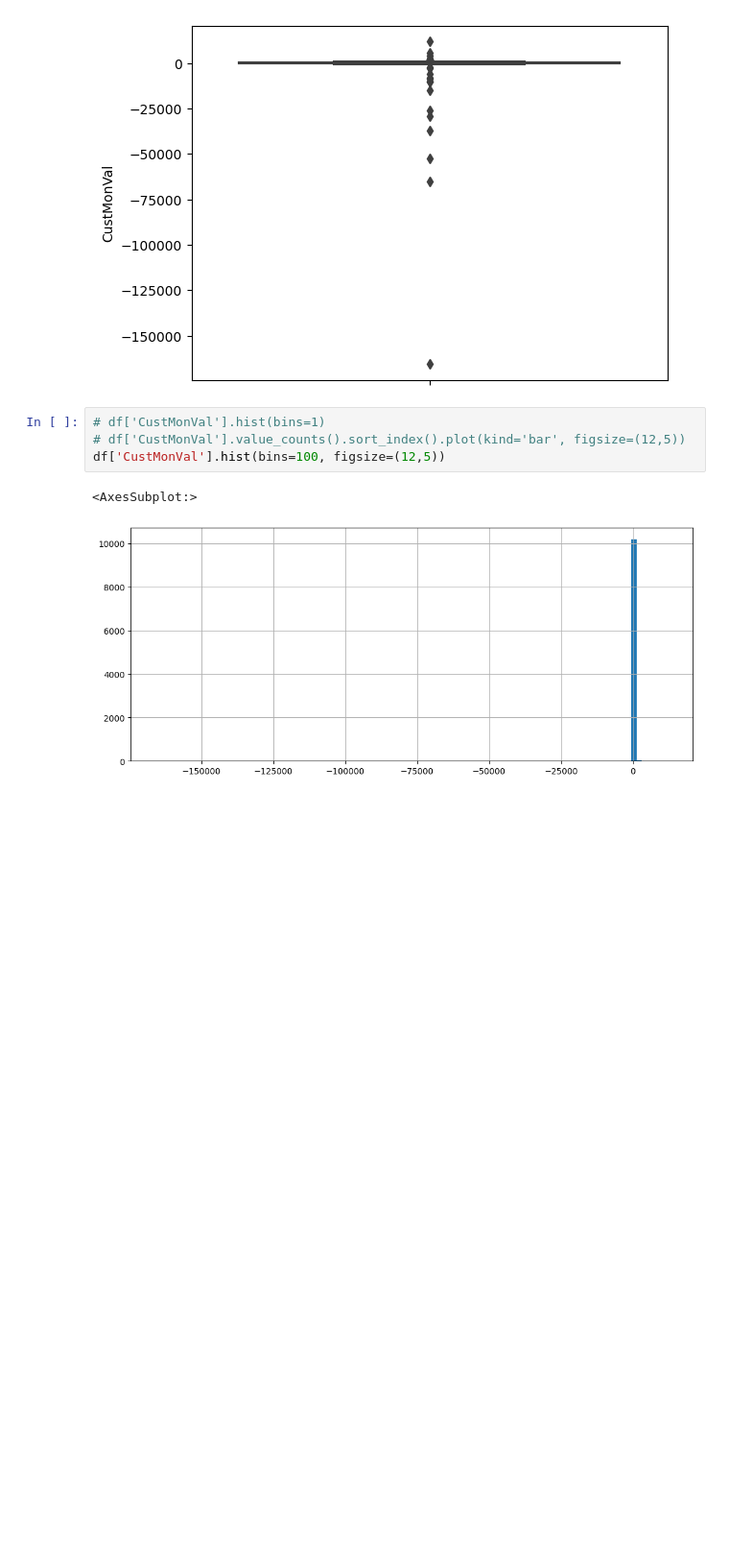
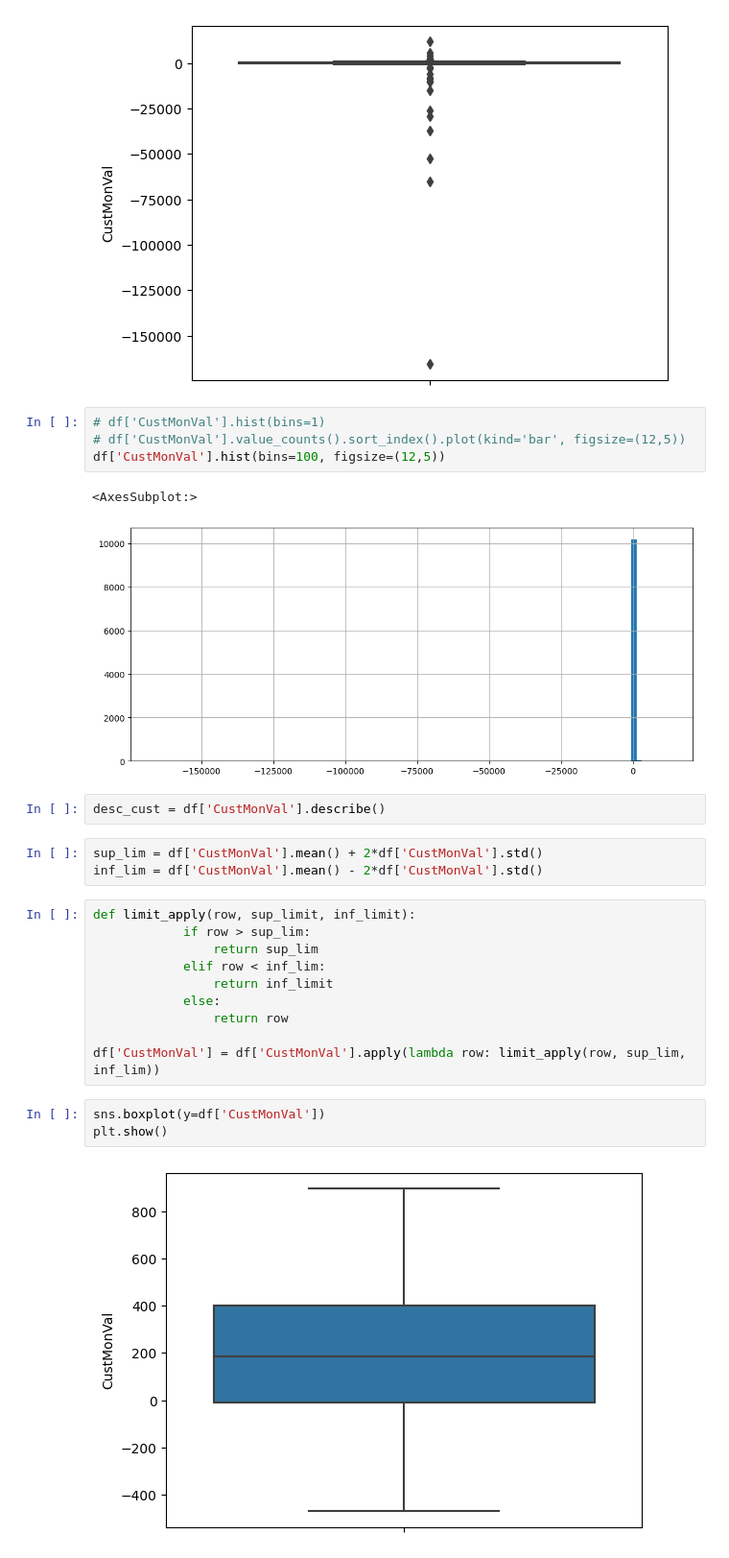
Before and after one commit to joicepreuss/DataMiningHMW--A2ZInsurance, a Jupyter notebook: A2ZInsurance.ipynb, the cells around one changed output. Shown at 96% size. Drawn from its saved outputs; the diff is of its cells as text; blank space fills up the shorter version.

```diff
--- a/A2ZInsurance.ipynb
+++ b/A2ZInsurance.ipynb
@@ -480,3 +550,23 @@ df['CustMonVal'].hist(bins=100, figsize=(12,5))
 # %% [output]
 <AxesSubplot:>
 [figure]
+# %%
+desc_cust = df['CustMonVal'].describe()
+# %%
+sup_lim = df['CustMonVal'].mean() + 2*df['CustMonVal'].std()
+inf_lim = df['CustMonVal'].mean() - 2*df['CustMonVal'].std()
+# %%
+def limit_apply(row, sup_limit, inf_limit):
+            if row > sup_lim:
+                return sup_lim
+            elif row < inf_lim:
+                return inf_limit
+            else:
+                return row
+
+df['CustMonVal'] = df['CustMonVal'].apply(lambda row: limit_apply(row, sup_lim, inf_lim))
+# %%
+sns.boxplot(y=df['CustMonVal'])
+plt.show()
+# %% [output]
+[figure, added]
```
Also changed, not shown: parts of 18 cells of this notebook.
